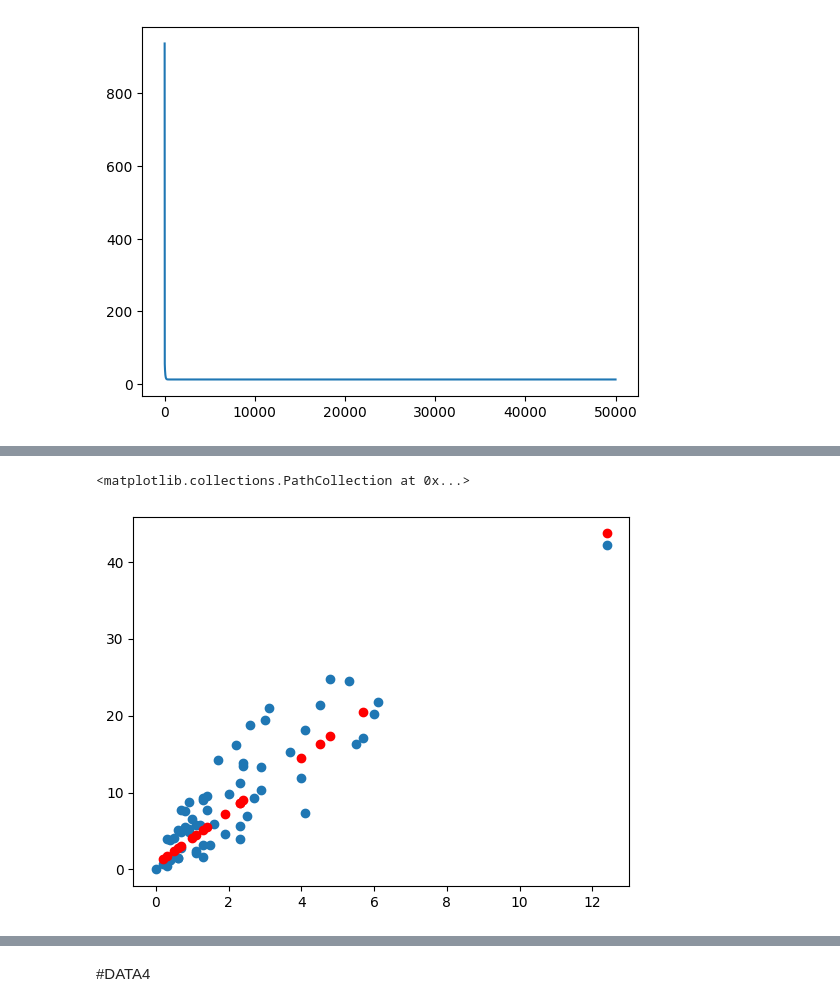
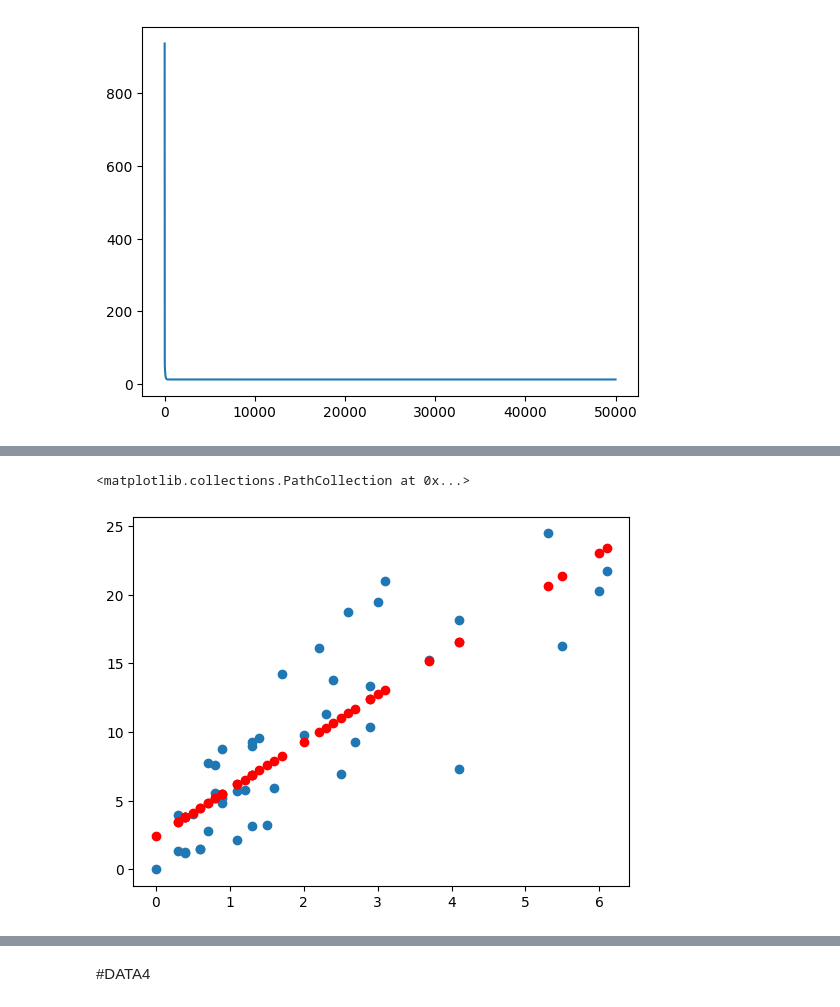
Before and after one commit to Bahrombekk/data, a Jupyter notebook: LINEAR_REGRESSION_TEST.ipynb, the cells around one changed output, grey strips where cells are left out. Cells and saved outputs as stored; diff of their text form; code cells hidden in the pictures.

```diff
--- a/LINEAR_REGRESSION_TEST.ipynb
+++ b/LINEAR_REGRESSION_TEST.ipynb
@@ -207,19 +201,19 @@ print(len(test_x2))
 # %%
-n=len(test_x2)
+n=len(train_x2)
 l=0.2
 loss_data=[]
-epoch=500
+epoch=30000
 w=10
 b=15
 for i in range(epoch):
-  y_hat=test_x2*w+b
-  mse=np.mean(np.abs(test_y2-y_hat)**2)
+  y_hat=train_x2*w+b
+  mse=np.mean(np.abs(train_y2-y_hat)**2)
   loss_data.append(mse)
-  Dw=(-2/n)*np.sum(test_x2*(test_y2-y_hat))
-  Db=(-2/n)*np.sum(test_y2-y_hat)
+  Dw=(-2/n)*np.sum(train_x2*(train_y2-y_hat))
+  Db=(-2/n)*np.sum(train_y2-y_hat)
   w=w-Dw*l
   b=b-Db*l
 plt.show()
 print(f"loss:{mse}")
-print(f"Dw:{Dw} Db:{Db}")
+print(f"w:{w} b:{b}")
 # %% [output]
@@ -239,5 +233,5 @@ plt.plot(loss_data)
 # %%
-y_hat=test_x2[3]*w+b
-print(test_x2[3])
-print(y_hat)
+y_hat=test_x2*w+b
+plt.scatter(test_x2,test_y2)
+plt.scatter(test_x2,y_hat,c="r")
 # %% [output]
@@ -322,20 +316,21 @@ plt.plot(loss_data)
 [figure]
 # %%
 t=0.3
-test_x3,test_y3=x3[:int(len(x3)*t)],y3[:int(len(y3)*t)]
+train_x3,test_x3=x3[int(len(x3)*t):],x3[:int(len(x3)*t)]
+train_y3,test_y3=y3[int(len(y3)*t):],y3[:int(len(y3)*t)]
 # %%
-n=len(test_x3)
+n=len(train_x3)
 l=0.01
 loss_data=[]
 epoch=50000
 w=10
 b=15
 for i in range(epoch):
-  y_hat=test_x3*w+b
-  mse=np.mean(np.abs(test_y3-y_hat)**2)
+  y_hat=train_x3*w+b
+  mse=np.mean(np.abs(train_y3-y_hat)**2)
   loss_data.append(mse)
-  Dw=(-2/n)*np.sum(test_x3*(test_y3-y_hat))
-  Db=(-2/n)*np.sum(test_y3-y_hat)
+  Dw=(-2/n)*np.sum(train_x3*(train_y3-y_hat))
+  Db=(-2/n)*np.sum(train_y3-y_hat)
   w=w-Dw*l
   b=b-Db*l
 plt.show()
@@ -347,7 +342,7 @@ w:3.466628316188411 b:0.6812121007038534
 # %%
-plt.scatter(x3,y3)
-plt.scatter(test_x3,y_hat,c="r")
+plt.scatter(train_x3,train_y3)
+plt.scatter(train_x3,y_hat,c="r")
 # %% [output]
 <matplotlib.collections.PathCollection at 0x...>
-[figure, old version]
+[figure, new version]
 # %%
```
Also changed, not shown: parts of 18 cells of this notebook.
